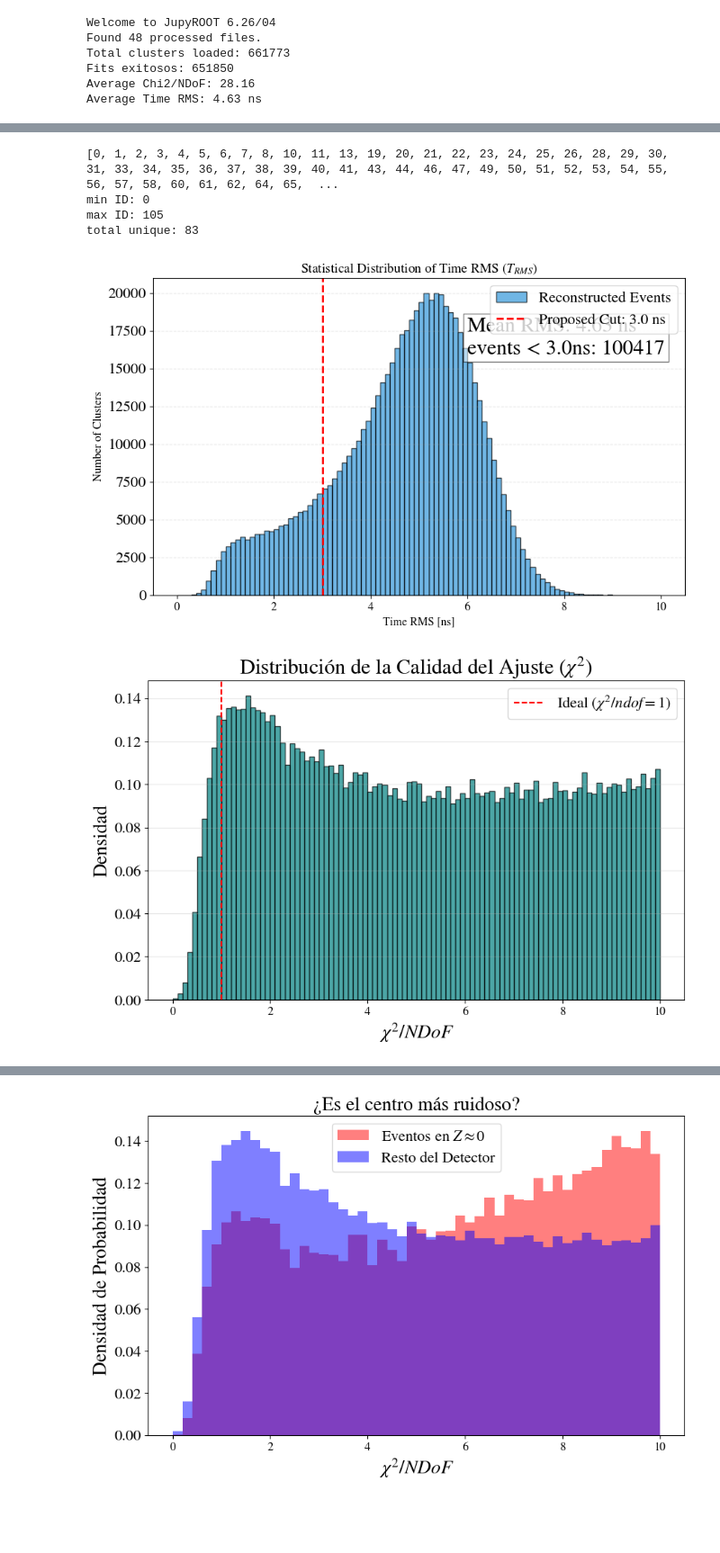
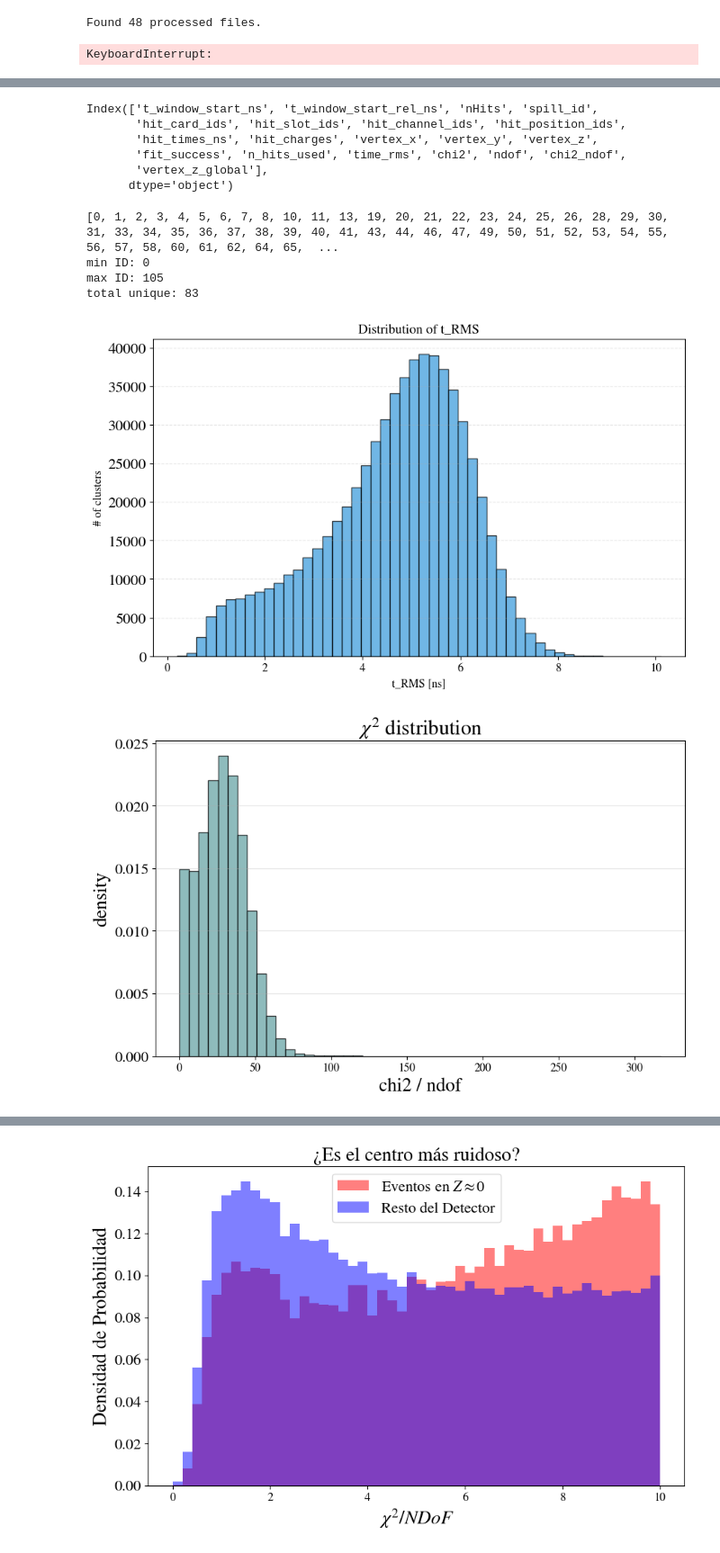
Before and after one commit to elenaramos44/9Li_analysis, a Jupyter notebook: notebooks/multilat_vertex.ipynb, the cells around one changed output, grey strips where cells are left out. Shown at 90% size. Drawn from its saved outputs; the diff is of its cells as text; code cells hidden in the pictures; blank space fills up the shorter version.

```diff
--- a/notebooks/multilat_vertex.ipynb
+++ b/notebooks/multilat_vertex.ipynb
@@ -33,7 +33,7 @@ sys.path.append(f"{root_path}/lib")
 os.environ["WCSIM_BUILD_DIR"] = "/scratch/elena/wcsim-install"
 os.environ["BONSAIDIR"] = "/scratch/elena/bonsai"
 
-# --- 2. CUSTOM SCRIPT IMPORTS ---
+
 sys.path.append("/scratch/elena/9Li/scripts")
 import functions_bonsai
 import functions_multilateration
@@ -47,14 +47,11 @@ processed_files = sorted(glob(f"{processed_folder}/*.pkl"))
 
 print(f"Found {len(processed_files)} processed files.")
 
-# ... (mantén tus imports y configuración de entorno igual)
-
 if len(processed_files) > 0:
-    # 1. GEOMETRY (UNCHANGED)
     geo_data = functions_bonsai.get_geo_mapping()
     lookup = functions_bonsai.build_lookup_table(geo_data)
 
-    # 2. LOAD DATA
+
     dfs = [pd.read_pickle(f) for f in processed_files]
     df_all = pd.concat(dfs, ignore_index=True)
 
@@ -62,24 +59,11 @@ if len(processed_files) > 0:
 
     # 3. QUALITY CHECK MEJORADO
     if 'chi2_ndof' in df_all.columns:
-        # Solo calculamos la media de los que tuvieron éxito (no NaNs)
         valid_fits = df_all[df_all['fit_success'] == True]
-        avg_chi2 = valid_fits['chi2_ndof'].mean()
-        avg_rms = valid_fits['time_rms'].mean()
         print(f"Fits exitosos: {len(valid_fits)}")
-        print(f"Average Chi2/NDoF: {avg_chi2:.2f}")
-        print(f"Average Time RMS: {avg_rms:.2f} ns")
-
-    # 4. APLICAR EL OFFSET FÍSICO (Lo que discutimos del Beam Pipe)
-    # Creamos la columna global para que los plots salgan en 138cm y no en 0
-    df_all['vertex_z_global'] = df_all['vertex_z'] + 138.0
 # %% [output]
-Welcome to JupyROOT 6.26/04
 Found 48 processed files.
-Total clusters loaded: 661773
-Fits exitosos: 651850
-Average Chi2/NDoF: 28.16
-Average Time RMS: 4.63 ns
+KeyboardInterrupt:
 # %%
 df_all.head()
 # %% [output]
@@ -89,6 +73,15 @@ df_all.head()
 | 2 | 1.600717e+10 | 111298.247068 | 39 | 0 | [26, 80, 80, 73, 44, 107, 99, 1, ... | [60, 30, 30, 31, 43, 44, 90, 70, ... | ... |
 | 3 | 1.600717e+10 | 113628.748404 | 39 | 0 | [26, 23, 16, 15, 73, 47, 99, 1, 8... | [60, 47, 73, 58, 31, 13, 90, 70, ... | ... |
 | 4 | 1.600719e+10 | 129177.227371 | 39 | 0 | [23, 16, 16, 16, 83, 103, 89, 111... | [47, 73, 73, 73, 28, 98, 89, 97, ... | ... |
+# %%
+df_all.columns
+# %% [output]
+Index(['t_window_start_ns', 't_window_start_rel_ns', 'nHits', 'spill_id',
+       'hit_card_ids', 'hit_slot_ids', 'hit_channel_ids', 'hit_position_ids',
+       'hit_times_ns', 'hit_charges', 'vertex_x', 'vertex_y', 'vertex_z',
+       'fit_success', 'n_hits_used', 'time_rms', 'chi2', 'ndof', 'chi2_ndof',
+       'vertex_z_global'],
+      dtype='object')
 # %%
 def clean_hits(ids, times, charges):
 
@@ -128,51 +120,38 @@ min ID: 0
 max ID: 105
 total unique: 83
 # %%
-# --- 1. PREPARE DATA ---
-# We only use events where the fit actually succeeded
 rms_values = df_all[df_all['fit_success'] == True]['time_rms']
+current_cut = 3.0
 
-# --- 2. PLOT THE DISTRIBUTION ---
+#historgram T_RMS
+
 plt.figure(figsize=(10, 6))
 
-# Histogram of RMS values
-# We limit the range to 10 or 15 to see the 'peak' clearly
-counts, bins, _ = plt.hist(rms_values, bins=100, range=[0, 10],
-                           color='#3498db', edgecolor='black', alpha=0.7,
-                           label='Reconstructed Events')
+counts, bins, _ = plt.hist(rms_values, bins=50, color='#3498db', edgecolor='black', alpha=0.7, label='Reconstructed Events')
 
-# --- 3. ANNOTATE THE CUT ---
-# This is where you test your 3.0 ns or 2.5 ns threshold
-current_cut = 3.0
-plt.axvline(current_cut, color='red', linestyle='--', linewidth=2,
-            label=f'Proposed Cut: {current_cut} ns')
+#plt.axvline(current_cut, color='red', linestyle='--', linewidth=2, label=f'cut: {current_cut} ns')
 
-# --- 4. FORMATTING ---
-plt.title("Statistical Distribution of Time RMS ($T_{RMS}$)", fontsize=14)
-plt.xlabel("Time RMS [ns]", fontsize=12)
-plt.ylabel("Number of Clusters", fontsize=12)
+
+plt.title("Distribution of t_RMS", fontsize=14)
+plt.xlabel("t_RMS [ns]", fontsize=12)
+plt.ylabel("# of clusters", fontsize=12)
 plt.grid(axis='y', alpha=0.3, linestyle='--')
-plt.legend()
+#plt.legend()
 
-# Optional: Add a text box with statistics
-mean_rms = np.mean(rms_values)
-plt.text(6, max(counts)*0.8, f"Mean RMS: {mean_rms:.2f} ns\nevents < {current_cut}ns: {len(rms_values[rms_values < current_cut])}",
-         bbox=dict(facecolor='white', alpha=0.5))
 
 plt.show()
 # %% [output]
-[figure, old version]
+[figure, new version]
 # %%
 plt.figure(figsize=(10, 6))
-plt.hist(df_all['chi2_ndof'].dropna(), bins=100, range=(0, 10),
-         color='teal', alpha=0.7, edgecolor='black', density=True)
+plt.hist(df_all['chi2_ndof'].dropna(), bins=50, color='cadetblue', alpha=0.7, edgecolor='black', density=True)
 
-plt.axvline(1.0, color='red', linestyle='--', label="Ideal ($\chi^2/ndof=1$)")
-plt.title("Distribución de la Calidad del Ajuste ($\chi^2$)", fontsize=22)
-plt.xlabel("$\chi^2 / NDoF$")
-plt.ylabel("Densidad")
-plt.legend()
+#plt.axvline(1.0, color='red', linestyle='--', label="Ideal (chi2/ndof=1)")
+plt.title("$\chi^2$ distribution", fontsize=22)
+plt.xlabel("chi2 / ndof")
+plt.ylabel("density")
+#plt.legend()
 plt.grid(axis='y', alpha=0.3)
 plt.show()
 # %% [output]
-[figure, old version]
+[figure, new version]
```
Also changed, not shown: parts of 13 cells of this notebook.
